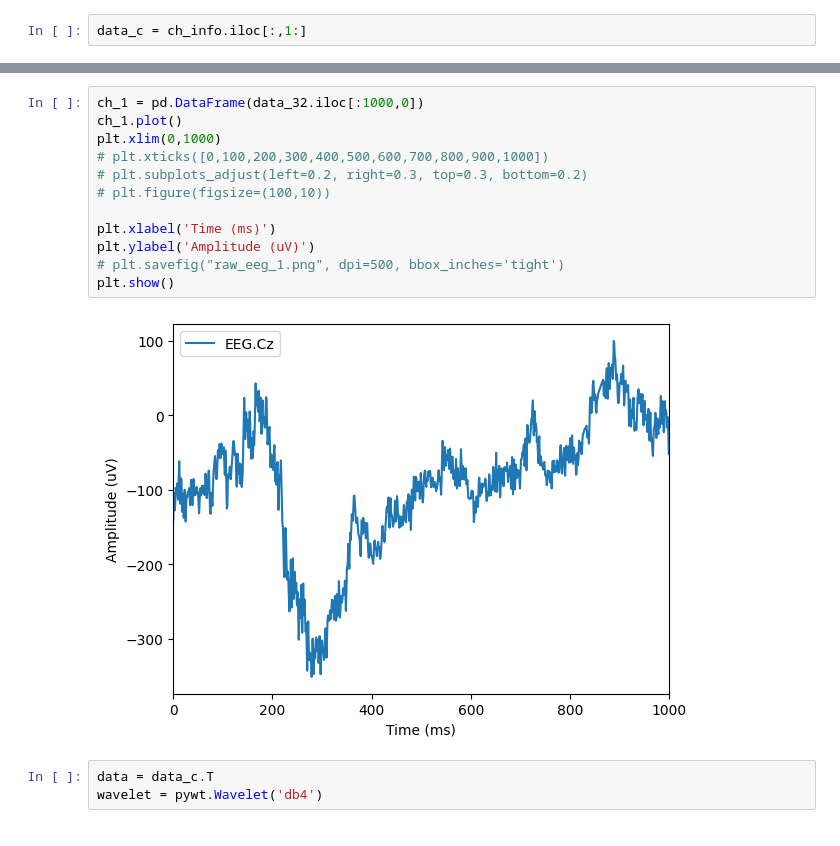
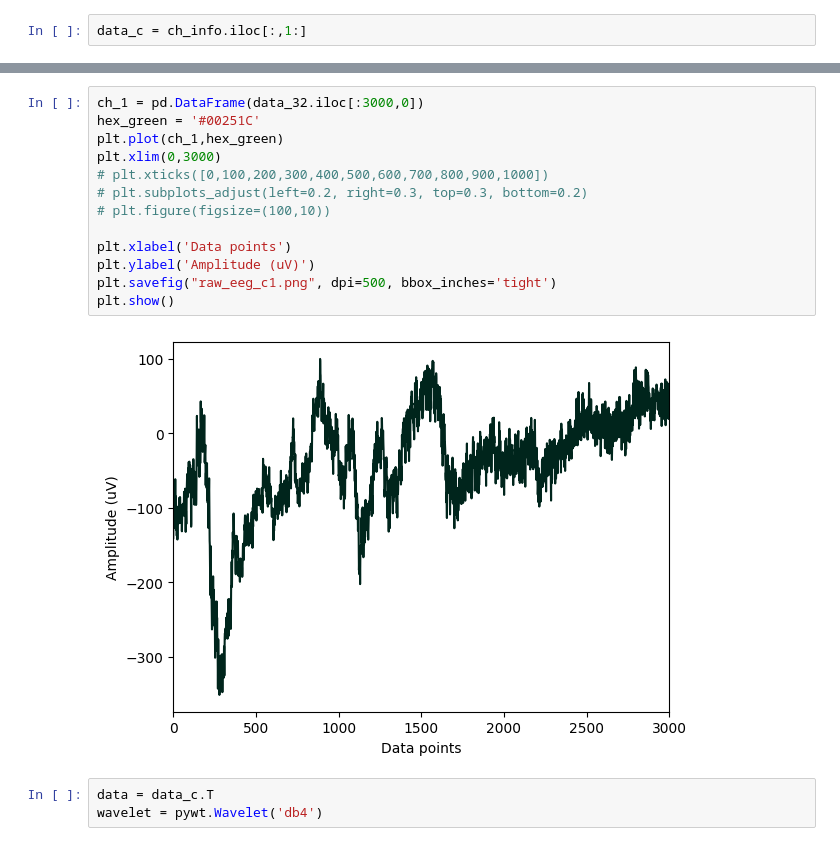
Before and after one commit to greenishcore/Hands-on-EEG, a Jupyter notebook: pywavelet.ipynb, the cells around one changed output, grey strips where cells are left out. Cells and saved outputs as stored; diff of their text form.

```diff
--- a/pywavelet.ipynb
+++ b/pywavelet.ipynb
@@ -39,17 +41,18 @@ plt.show()
 # %%
-ch_1 = pd.DataFrame(data_32.iloc[:1000,0])
-ch_1.plot()
-plt.xlim(0,1000)
+ch_1 = pd.DataFrame(data_32.iloc[:3000,0])
+hex_green = '#00251C'
+plt.plot(ch_1,hex_green)
+plt.xlim(0,3000)
 # plt.xticks([0,100,200,300,400,500,600,700,800,900,1000])
 # plt.subplots_adjust(left=0.2, right=0.3, top=0.3, bottom=0.2)
 # plt.figure(figsize=(100,10))
 
-plt.xlabel('Time (ms)')
+plt.xlabel('Data points')
 plt.ylabel('Amplitude (uV)')
-# plt.savefig("raw_eeg_1.png", dpi=500, bbox_inches='tight')
+plt.savefig("raw_eeg_c1.png", dpi=500, bbox_inches='tight')
 plt.show()
 # %% [output]
-[figure, old version]
+[figure, new version]
 # %%
 data = data_c.T
 wavelet = pywt.Wavelet('db4')
```
Also changed, not shown: parts of 6 cells of this notebook, 7 other files.
